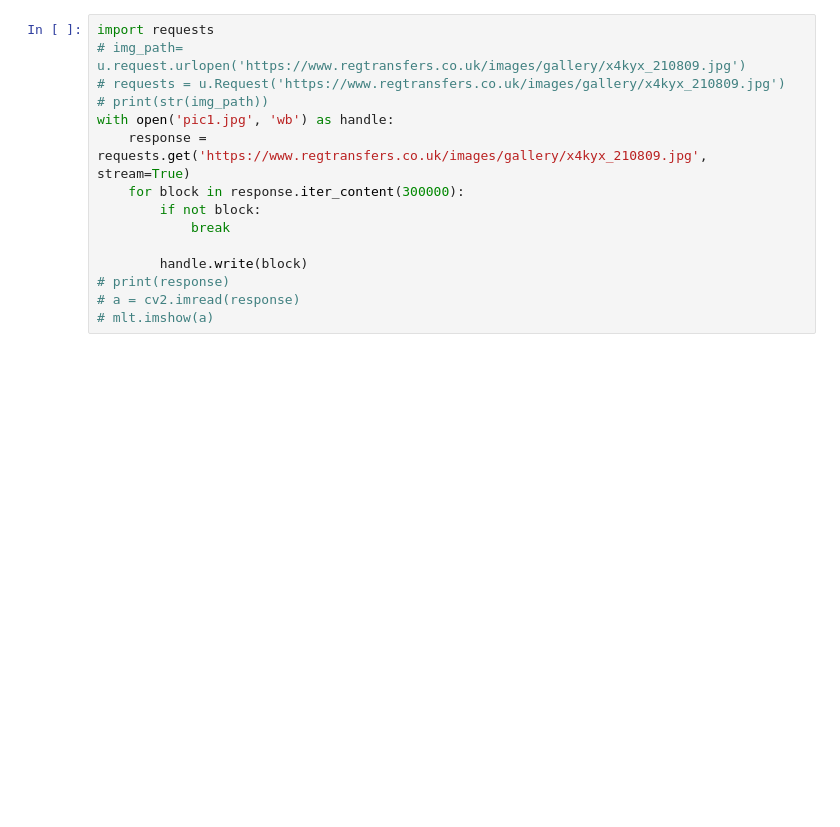
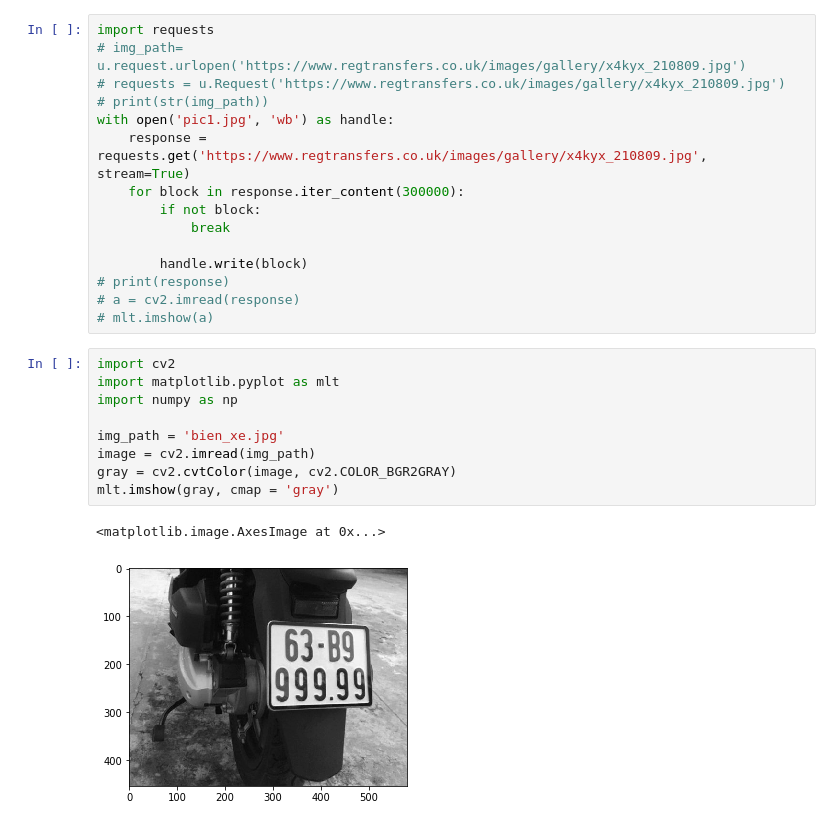
Before and after one commit to lhgiang149/License-Plate-detection, a Jupyter notebook: CropLicensePlate.ipynb, the cells around one changed output. Cells and saved outputs as stored; diff of their text form; blank space fills up the shorter version.

```diff
--- a/CropLicensePlate.ipynb
+++ b/CropLicensePlate.ipynb
@@ -202,3 +202,15 @@ with open('pic1.jpg', 'wb') as handle:
 # print(response)
 # a = cv2.imread(response)
 # mlt.imshow(a)
+# %%
+import cv2
+import matplotlib.pyplot as mlt
+import numpy as np
+
+img_path = 'bien_xe.jpg'
+image = cv2.imread(img_path)
+gray = cv2.cvtColor(image, cv2.COLOR_BGR2GRAY)
+mlt.imshow(gray, cmap = 'gray')
+# %% [output]
+<matplotlib.image.AxesImage at 0x...>
+[figure, added]
```
Also changed, not shown: parts of 4 cells of this notebook.
